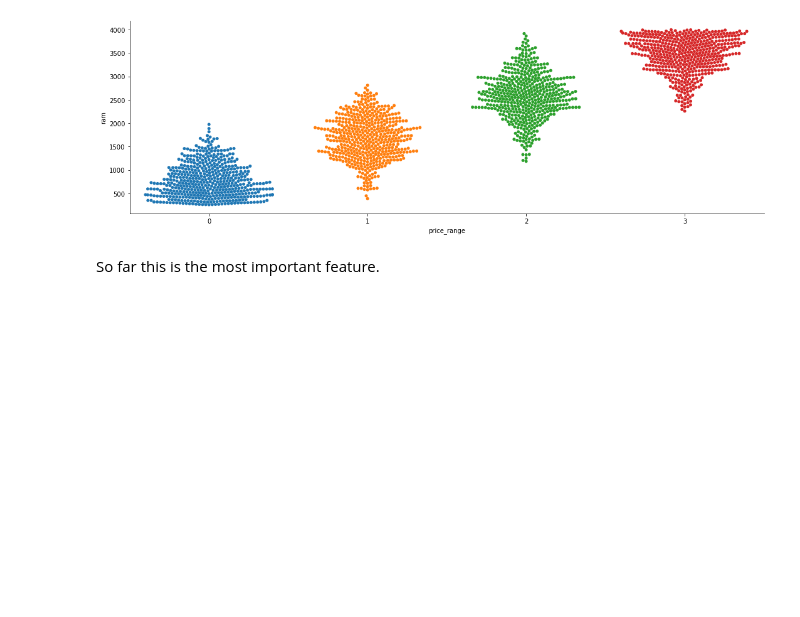
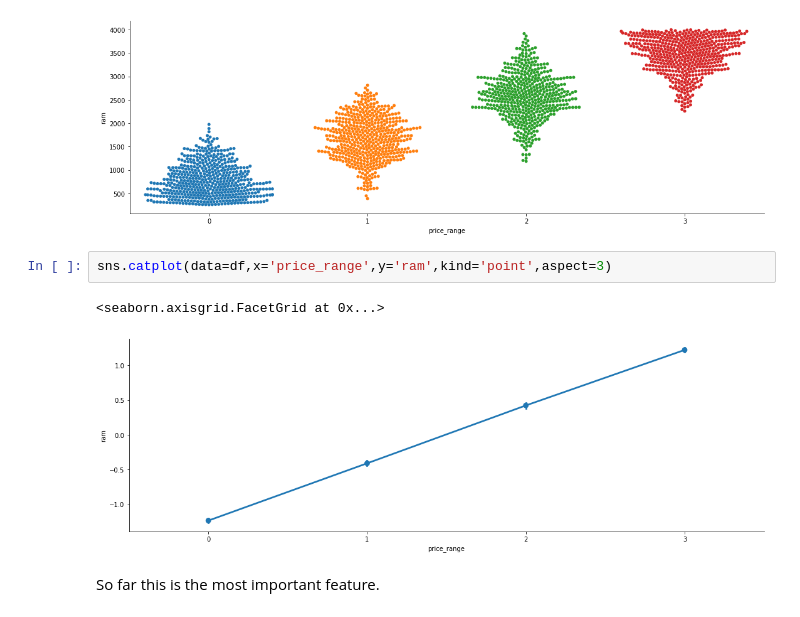
Before and after one commit to or-yitshak/Final-Project-Semster-A, a Jupyter notebook: Classification/Mobile price clasiffication.ipynb, the cells around one changed output. Saved outputs shown, nothing was run; the diff lists cells and outputs as text; blank space fills up the shorter version.

```diff
--- a/Classification/Mobile price clasiffication.ipynb
+++ b/Classification/Mobile price clasiffication.ipynb
@@ -183,6 +188,11 @@ sns.catplot(data=df,x='price_range',y='ram',kind='swarm',aspect=3)
 # %% [output]
 <seaborn.axisgrid.FacetGrid at 0x...>
 [figure]
+# %%
+sns.catplot(data=df,x='price_range',y='ram',kind='point',aspect=3)
+# %% [output]
+<seaborn.axisgrid.FacetGrid at 0x...>
+[figure, added]
 # %% [markdown]
 So far this is the most important feature.
 # %%
```
Also changed, not shown: parts of 1 cell of this notebook.
